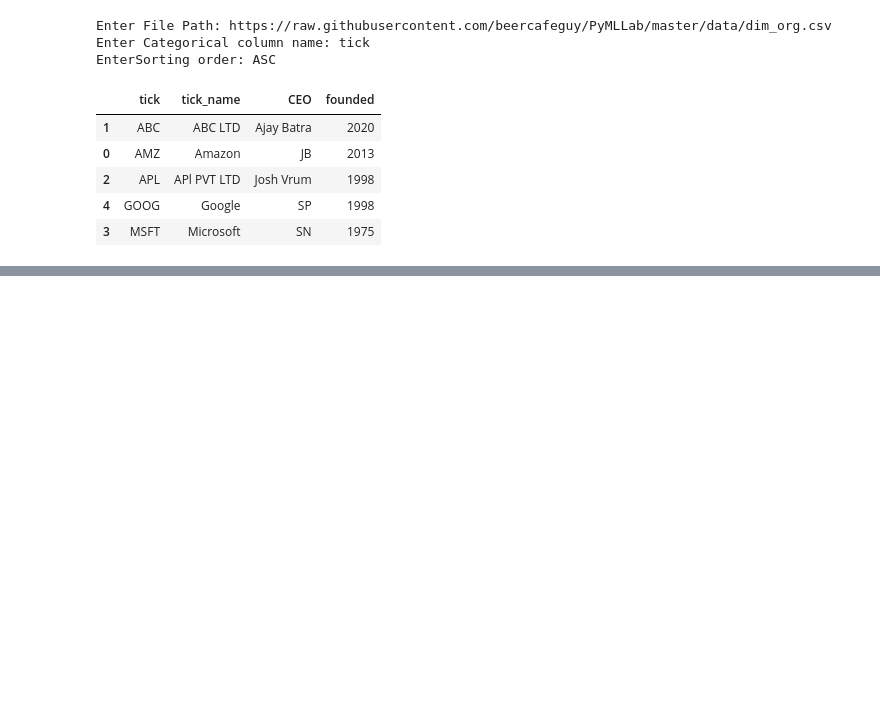
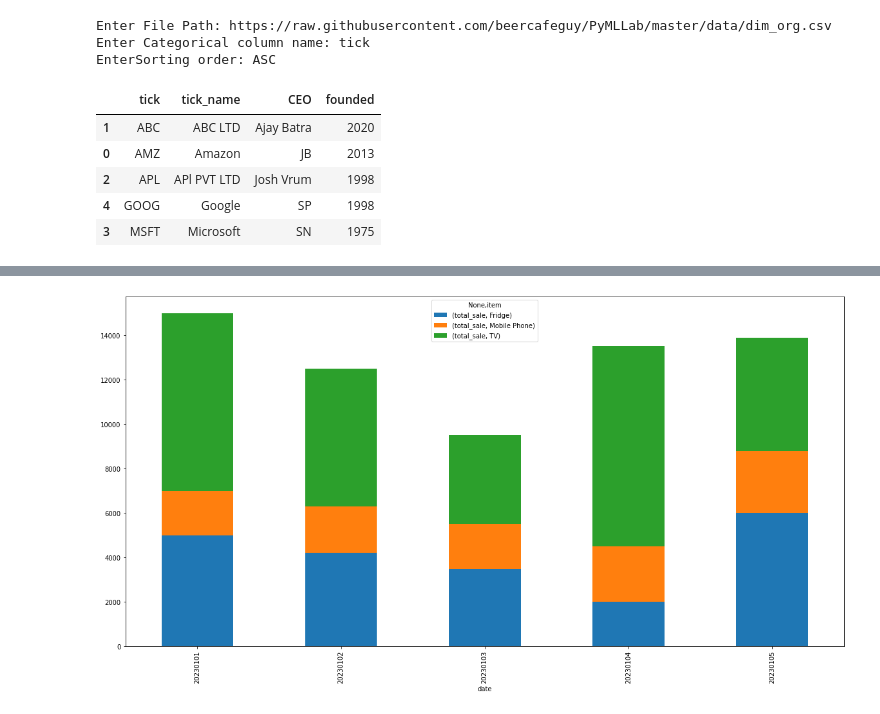
Before and after one commit to beercafeguy/PyMLLab, a Jupyter notebook: assignments/25_Feb_AssQ.ipynb, the cells around one changed output, grey strips where cells are left out. Cells and saved outputs as stored; diff of their text form; code cells hidden in the pictures; blank space fills up the shorter version.

```diff
--- a/assignments/25_Feb_AssQ.ipynb
+++ b/assignments/25_Feb_AssQ.ipynb
@@ -228,0 +231,10 @@ df.sort_values?
+# %%
+import pandas as pd
+data = pd.DataFrame(
+    {
+        'date':["20230101","20230102","20230103","20230104","20230105","20230101","20230102","20230103","20230104","20230105","20230101","20230102","20230103","20230104","20230105"],
+     'item':["Mobile Phone","Mobile Phone","Mobile Phone","Mobile Phone","Mobile Phone","Fridge","Fridge","Fridge","Fridge","Fridge","TV","TV","TV","TV","TV"],
+     'total_sale_usd':[2000,2100,2000,2500,2800,5000,4200,3500,2000,6000,8000,6200,4000,9000,5100]
+    }
+)
+data
@@ -228,0 +258,7 @@ df.sort_values?
+# %%
+def create_chart(df):
+  df.groupby(['date', 'item']).agg(total_sale=('total_sale_usd', 'sum')).unstack().plot(kind='bar', stacked=True,figsize=(20, 10))
+
+create_chart(data)
+# %% [output]
+[figure, added]
```
Also changed, not shown: parts of 7 cells of this notebook.
